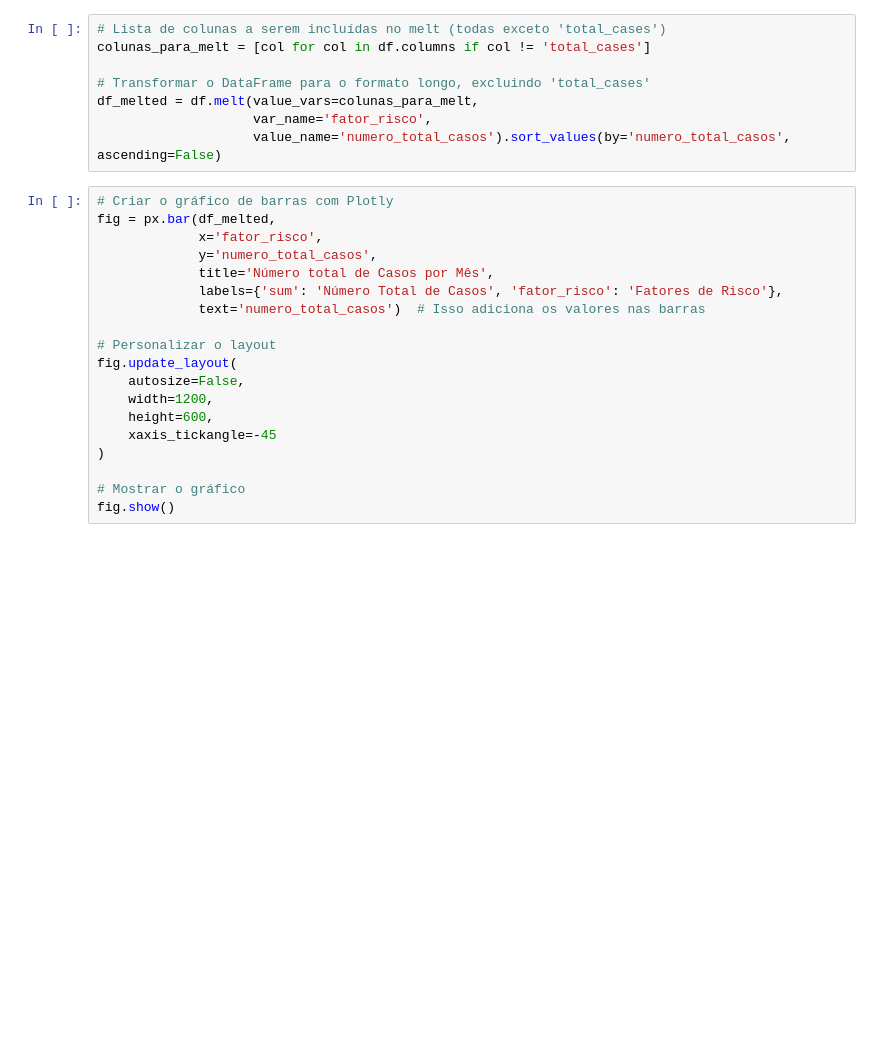
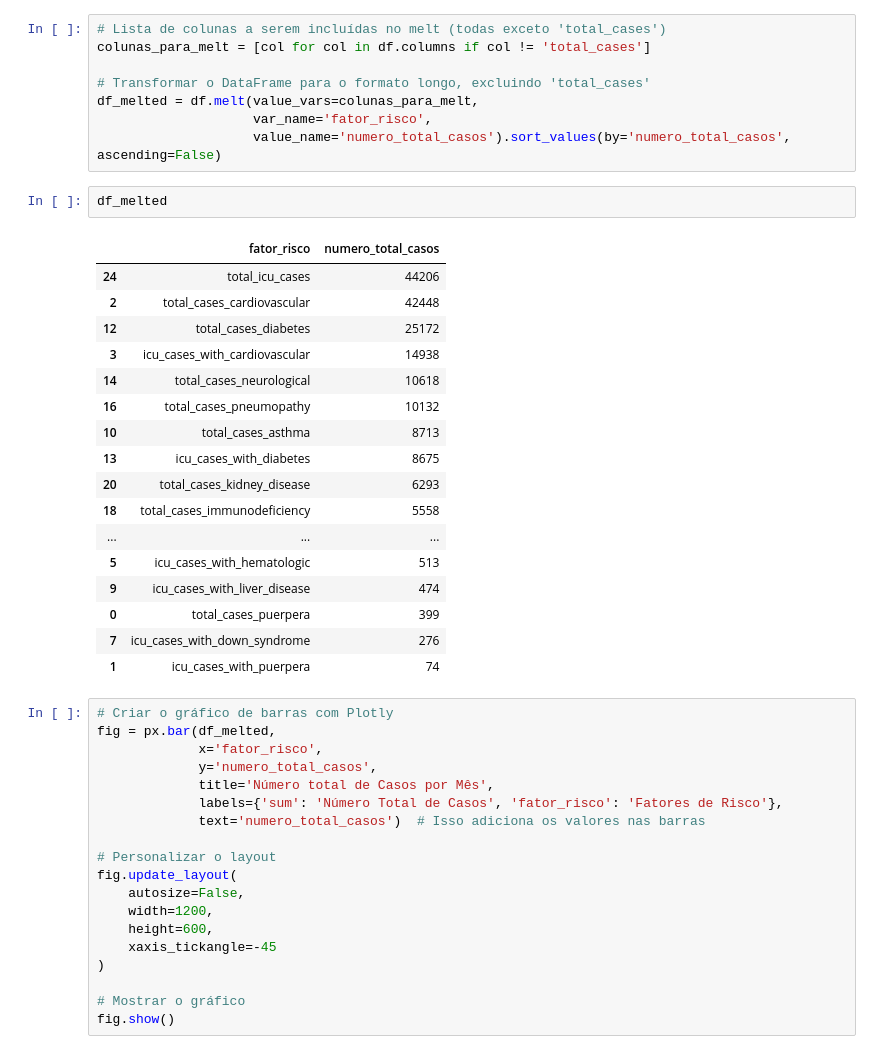
Before and after one commit to guifaraco/analytics-air-quality, a Jupyter notebook: notebooks/graficos_sus.ipynb, the cells around one changed output. Drawn from its saved outputs; the diff is of its cells as text; blank space fills up the shorter version.

```diff
--- a/notebooks/graficos_sus.ipynb
+++ b/notebooks/graficos_sus.ipynb
@@ -179,6 +179,26 @@ colunas_para_melt = [col for col in df.columns if col != 'total_cases']
 df_melted = df.melt(value_vars=colunas_para_melt,
                     var_name='fator_risco',
                     value_name='numero_total_casos').sort_values(by='numero_total_casos', ascending=False)
+# %%
+df_melted
+# %% [output]
+|  | fator_risco | numero_total_casos |
+| 24 | total_icu_cases | 44206 |
+| 2 | total_cases_cardiovascular | 42448 |
+| 12 | total_cases_diabetes | 25172 |
+| 3 | icu_cases_with_cardiovascular | 14938 |
+| 14 | total_cases_neurological | 10618 |
+| 16 | total_cases_pneumopathy | 10132 |
+| 10 | total_cases_asthma | 8713 |
+| 13 | icu_cases_with_diabetes | 8675 |
+| 20 | total_cases_kidney_disease | 6293 |
+| 18 | total_cases_immunodeficiency | 5558 |
+| ... | ... | ... |
+| 5 | icu_cases_with_hematologic | 513 |
+| 9 | icu_cases_with_liver_disease | 474 |
+| 0 | total_cases_puerpera | 399 |
+| 7 | icu_cases_with_down_syndrome | 276 |
+| 1 | icu_cases_with_puerpera | 74 |
 # %%
 # Criar o gráfico de barras com Plotly
 fig = px.bar(df_melted,
```
Also changed, not shown: parts of 4 cells of this notebook, 4 other files.
